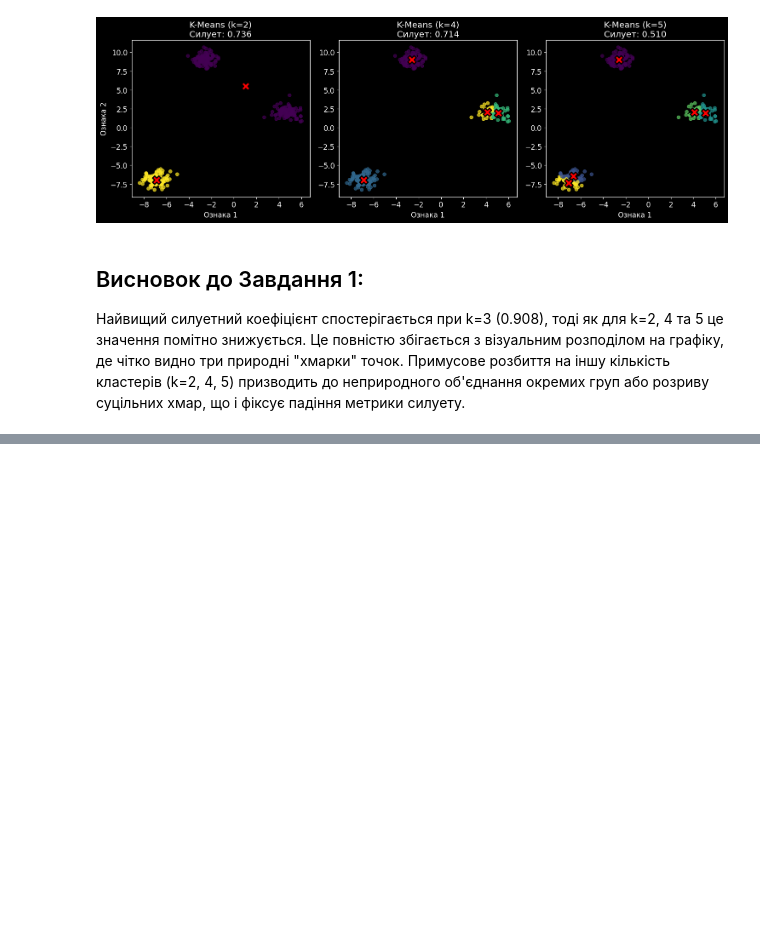
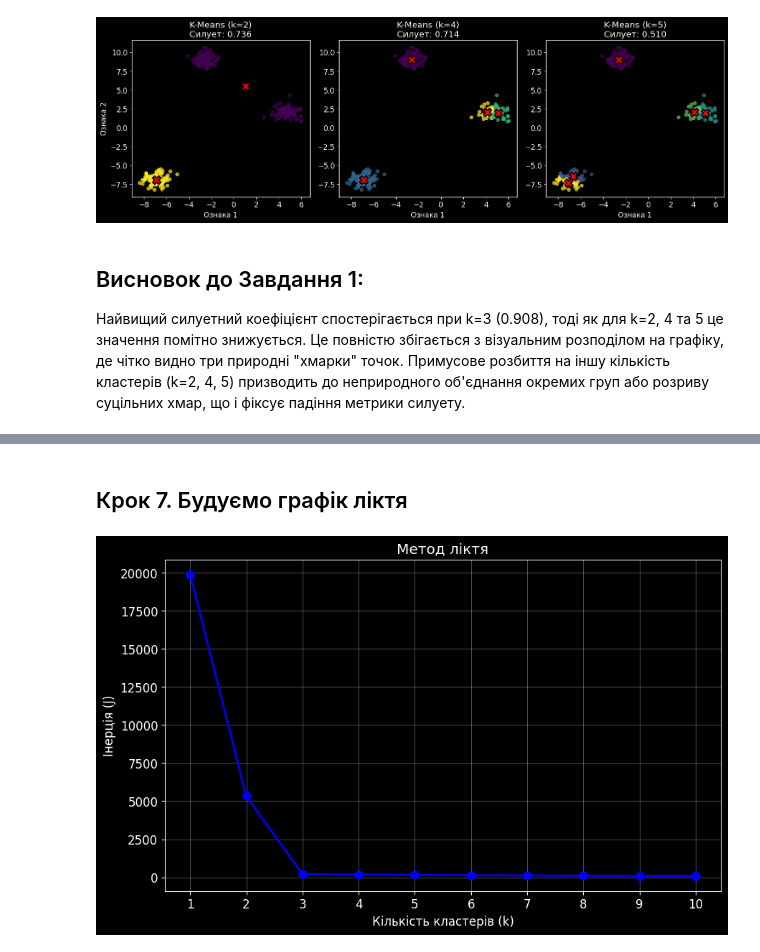
Before and after one commit to Egorkud/machine-learning-2026, a Jupyter notebook: Clasterisation.ipynb, the cells around one changed output, grey strips where cells are left out. Drawn from its saved outputs; the diff is of its cells as text; code cells hidden in the pictures; blank space fills up the shorter version.

```diff
--- a/Clasterisation.ipynb
+++ b/Clasterisation.ipynb
@@ -151,0 +159,20 @@ k=5 | Силуетний коефіцієнт: 0.510
+# %% [markdown]
+## Крок 7. Будуємо графік ліктя
+# %%
+inertias = []
+K_range = range(1, 11)  # k від 1 до 10
+
+for k in K_range:
+    km = KMeans(n_clusters=k, init='k-means++', random_state=42)
+    km.fit(X)
+    inertias.append(km.inertia_)
+
+plt.plot(K_range, inertias, 'bo-', linewidth=2, markersize=8)
+plt.xlabel('Кількість кластерів (k)')
+plt.ylabel('Інерція (J)')
+plt.title('Метод ліктя')
+plt.xticks(K_range)
+plt.grid(True, alpha=0.3)
+plt.show()
+# %% [output]
+[figure, added]
```
Also changed, not shown: parts of 8 cells of this notebook.
